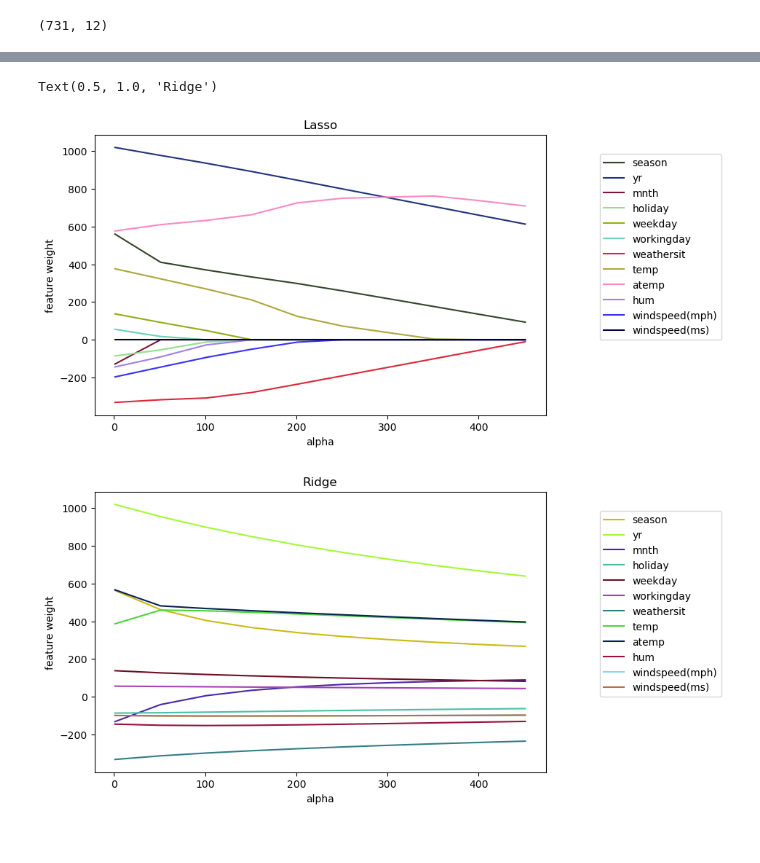
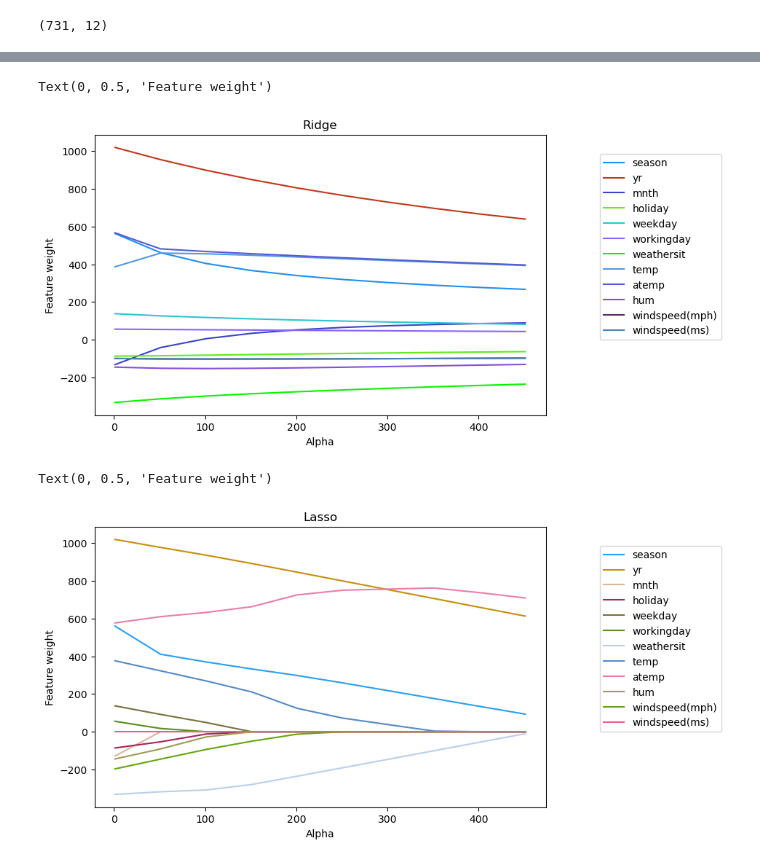
Before and after one commit to kurpenok/omstu, a Jupyter notebook: 4 semester/Machine learning/Practics/overfitting_and_regularization.ipynb, the cells around one changed output, grey strips where cells are left out. Cells and saved outputs as stored; diff of their text form; code cells hidden in the pictures.

```diff
--- a/4 semester/Machine learning/Practics/overfitting_and_regularization.ipynb
+++ b/4 semester/Machine learning/Practics/overfitting_and_regularization.ipynb
@@ -161,20 +179,22 @@ print(coefs_lasso)
+# %%
+plt.figure(figsize=(8, 5))
+for coef, feature in zip(coefs_ridge.T, data.columns):
+    plt.plot(alphas, coef, label=feature, color=np.random.rand(3))
+plt.legend(loc="upper right", bbox_to_anchor=(1.4, 0.95))
+plt.title("Ridge")
+plt.xlabel("Alpha")
+plt.ylabel("Feature weight")
+# %% [output]
+Text(0, 0.5, 'Feature weight')
+[figure, added]
 # %%
 plt.figure(figsize=(8, 5))
 for coef, feature in zip(coefs_lasso.T, data.columns):
     plt.plot(alphas, coef, label=feature, color=np.random.rand(3))
 plt.legend(loc="upper right", bbox_to_anchor=(1.4, 0.95))
-plt.xlabel("alpha")
-plt.ylabel("feature weight")
 plt.title("Lasso")
-
-plt.figure(figsize=(8, 5))
-for coef, feature in zip(coefs_ridge.T, data.columns):
-    plt.plot(alphas, coef, label=feature, color=np.random.rand(3))
-plt.legend(loc="upper right", bbox_to_anchor=(1.4, 0.95))
-plt.xlabel("alpha")
-plt.ylabel("feature weight")
-plt.title("Ridge")
+plt.xlabel("Alpha")
+plt.ylabel("Feature weight")
 # %% [output]
-Text(0.5, 1.0, 'Ridge')
+Text(0, 0.5, 'Feature weight')
-[figure, old version]
+[figure, new version]
-[figure, removed]
```
Also changed, not shown: parts of 22 cells of this notebook.
